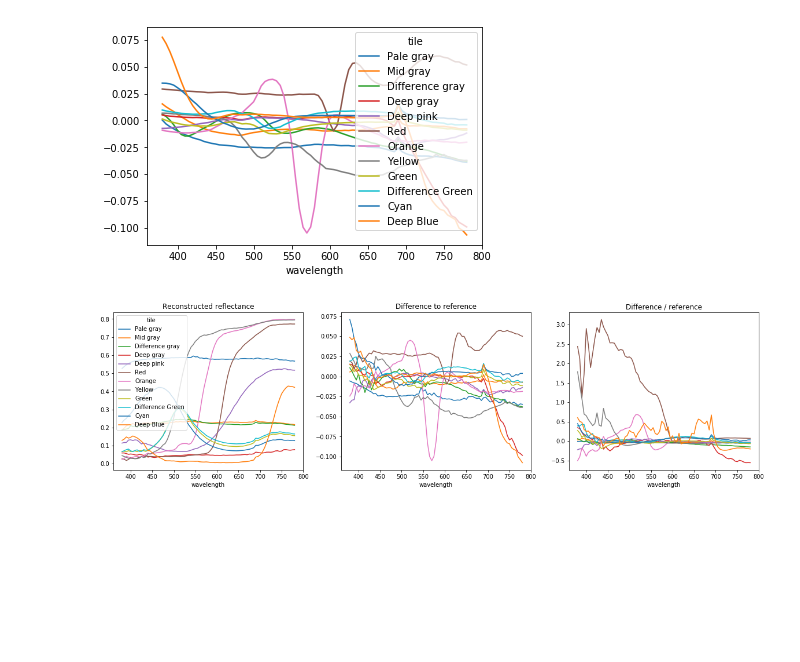
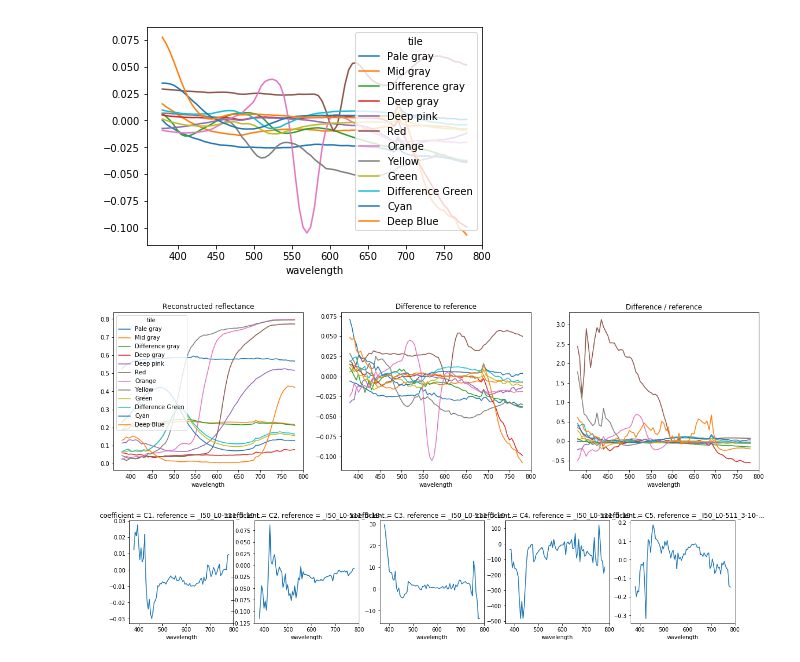
Before and after one commit to silmae/colortiles, a Jupyter notebook: Fit of measurement.ipynb, the cells around one changed output. Saved outputs shown, nothing was run; the diff lists cells and outputs as text; code cells hidden in the pictures; blank space fills up the shorter version.

Commit message:
Add plot of coefficients for the new fit

```diff
--- a/Fit of measurement.ipynb
+++ b/Fit of measurement.ipynb
@@ -168,3 +168,10 @@ plt.show()
 # %%
 cz_reco_df = reconstruction.drop(['band', 'reference', 'filename']).to_dataset('tile').to_dataframe()
 cz_reco_df.to_csv('data/corrected_reflectances_cz.csv')
+# %%
+fig, ax = plt.subplots(ncols=5, figsize=(20,3.5))
+for k, coef in enumerate(['C1', 'C2', 'C3', 'C4', 'C5']):
+    cz_coefs.sel(coefficient=coef).plot.line(x='wavelength', ax=ax[k])
+plt.show()
+# %% [output]
+[figure, added]
```
